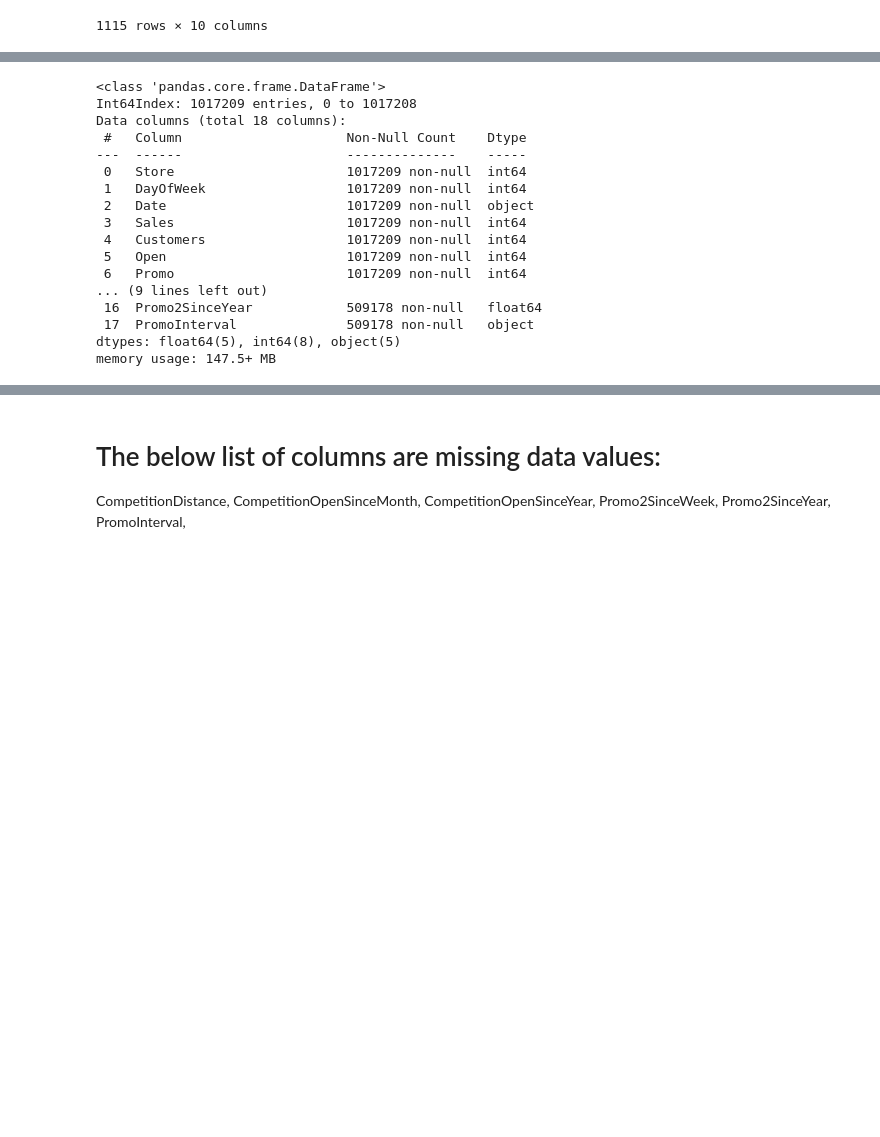
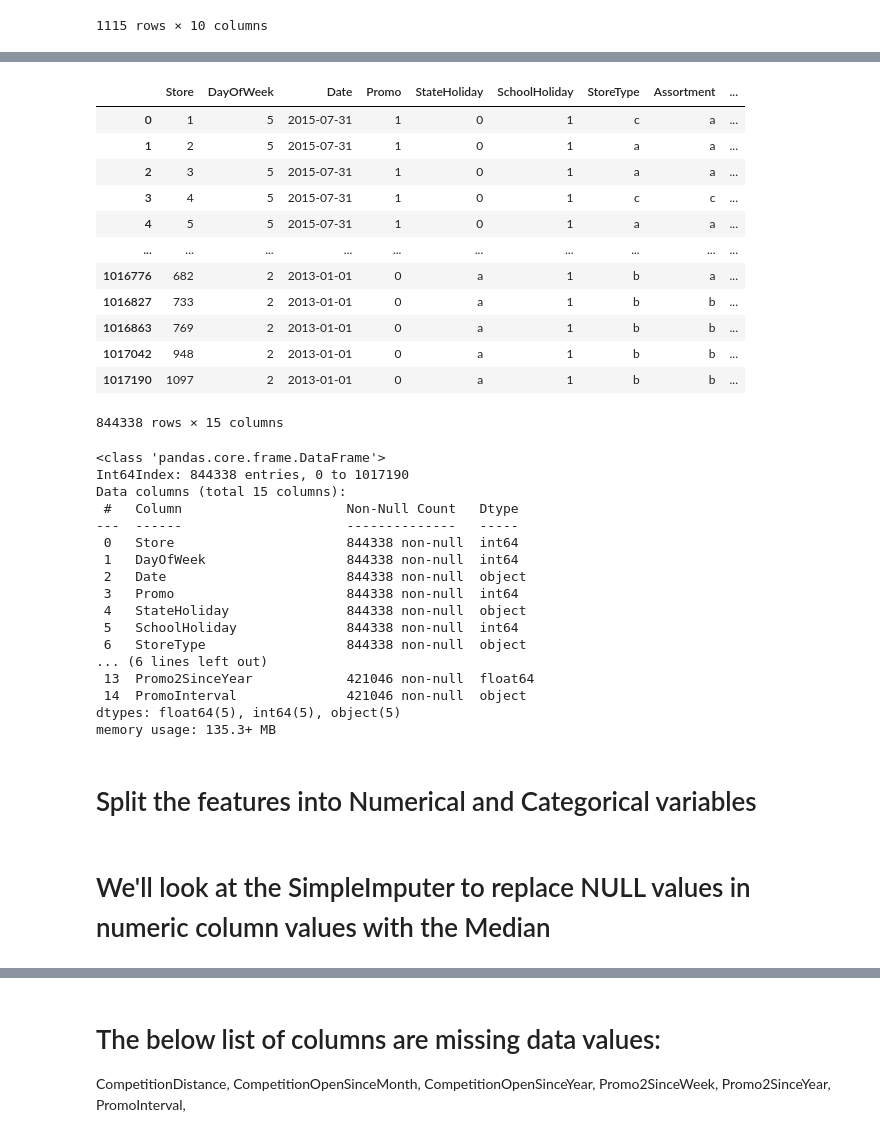
Before and after one commit to mbhoge/ml-model-excercises, a Jupyter notebook: Assignment Supervised Unsupervised Learning/store_sales_regression_model.ipynb, the cells around one changed output, grey strips where cells are left out. Drawn from its saved outputs; the diff is of its cells as text; code cells hidden in the pictures; blank space fills up the shorter version.

```diff
--- a/Assignment Supervised Unsupervised Learning/store_sales_regression_model.ipynb
+++ b/Assignment Supervised Unsupervised Learning/store_sales_regression_model.ipynb
@@ -80,20 +140,40 @@ dtype: int64
+# %%
+features = features.drop(['Open'], axis=1)
+# %%
+features
+# %% [output]
+|  | Store | DayOfWeek | Date | Promo | StateHoliday | SchoolHoliday | StoreType | Assortment | ... |
+| 0 | 1 | 5 | 2015-07-31 | 1 | 0 | 1 | c | a | ... |
+| 1 | 2 | 5 | 2015-07-31 | 1 | 0 | 1 | a | a | ... |
+| 2 | 3 | 5 | 2015-07-31 | 1 | 0 | 1 | a | a | ... |
+| 3 | 4 | 5 | 2015-07-31 | 1 | 0 | 1 | c | c | ... |
+| 4 | 5 | 5 | 2015-07-31 | 1 | 0 | 1 | a | a | ... |
+| ... | ... | ... | ... | ... | ... | ... | ... | ... | ... |
+| 1016776 | 682 | 2 | 2013-01-01 | 0 | a | 1 | b | a | ... |
+| 1016827 | 733 | 2 | 2013-01-01 | 0 | a | 1 | b | b | ... |
+| 1016863 | 769 | 2 | 2013-01-01 | 0 | a | 1 | b | b | ... |
+| 1017042 | 948 | 2 | 2013-01-01 | 0 | a | 1 | b | b | ... |
+| 1017190 | 1097 | 2 | 2013-01-01 | 0 | a | 1 | b | b | ... |
+844338 rows × 15 columns
 # %%
-sales_store_joined_df.info()
+features.info()
 # %% [output]
 <class 'pandas.core.frame.DataFrame'>
-Int64Index: 1017209 entries, 0 to 1017208
-Data columns (total 18 columns):
- #   Column                     Non-Null Count    Dtype
----  ------                     --------------    -----
- 0   Store                      1017209 non-null  int64
- 1   DayOfWeek                  1017209 non-null  int64
- 2   Date                       1017209 non-null  object
- 3   Sales                      1017209 non-null  int64
- 4   Customers                  1017209 non-null  int64
- 5   Open                       1017209 non-null  int64
- 6   Promo                      1017209 non-null  int64
-... (9 lines left out)
- 16  Promo2SinceYear            509178 non-null   float64
- 17  PromoInterval              509178 non-null   object
-dtypes: float64(5), int64(8), object(5)
-memory usage: 147.5+ MB
+Int64Index: 844338 entries, 0 to 1017190
+Data columns (total 15 columns):
+ #   Column                     Non-Null Count   Dtype
+---  ------                     --------------   -----
+ 0   Store                      844338 non-null  int64
+ 1   DayOfWeek                  844338 non-null  int64
+ 2   Date                       844338 non-null  object
+ 3   Promo                      844338 non-null  int64
+ 4   StateHoliday               844338 non-null  object
+ 5   SchoolHoliday              844338 non-null  int64
+ 6   StoreType                  844338 non-null  object
+... (6 lines left out)
+ 13  Promo2SinceYear            421046 non-null  float64
+ 14  PromoInterval              421046 non-null  object
+dtypes: float64(5), int64(5), object(5)
+memory usage: 135.3+ MB
+# %% [markdown]
+# Split the features into Numerical and Categorical variables
@@ -99,0 +183,2 @@ memory usage: 147.5+ MB
+# %% [markdown]
+# We'll look at the SimpleImputer to replace NULL values in numeric column values with the Median
```
Also changed, not shown: parts of 18 cells of this notebook.
